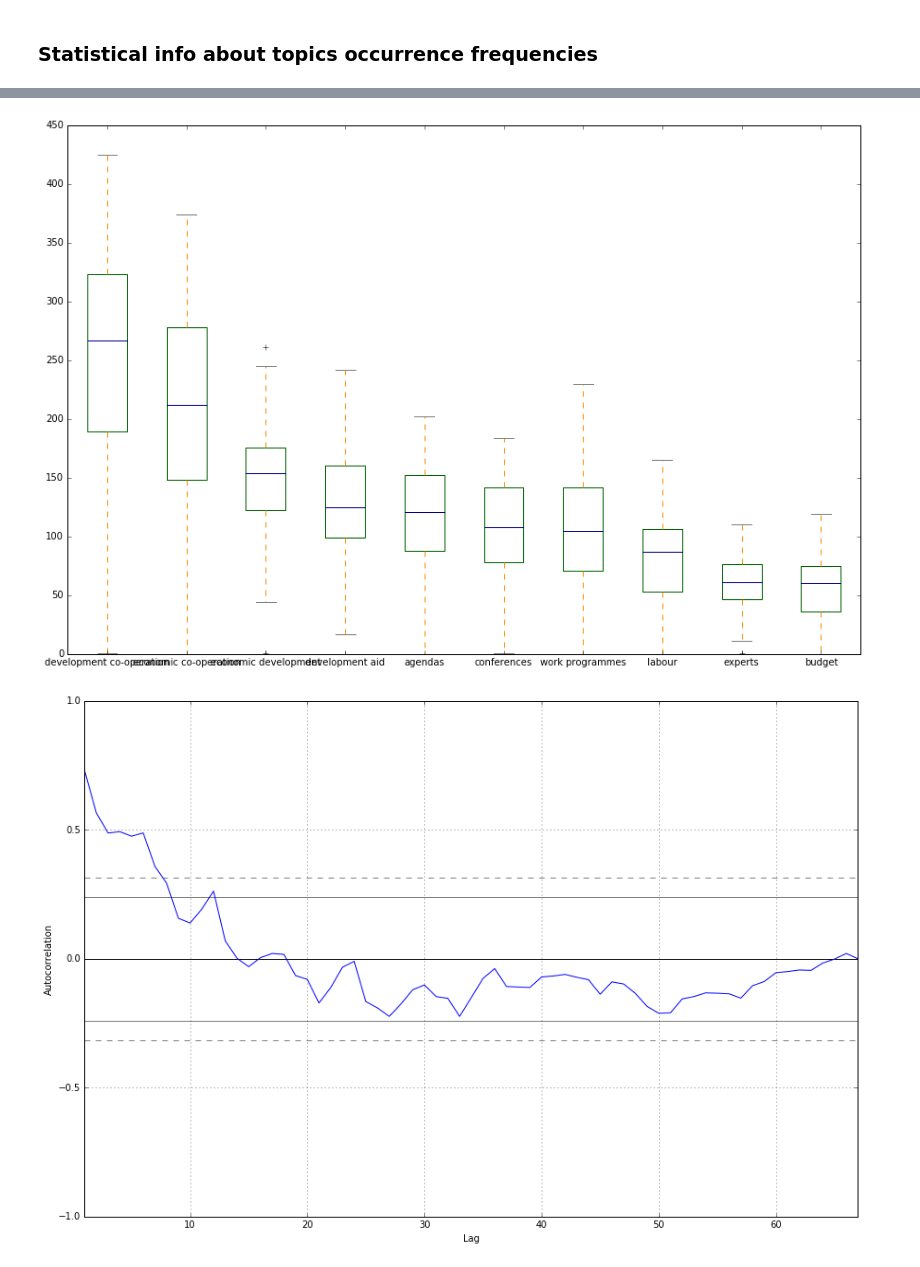
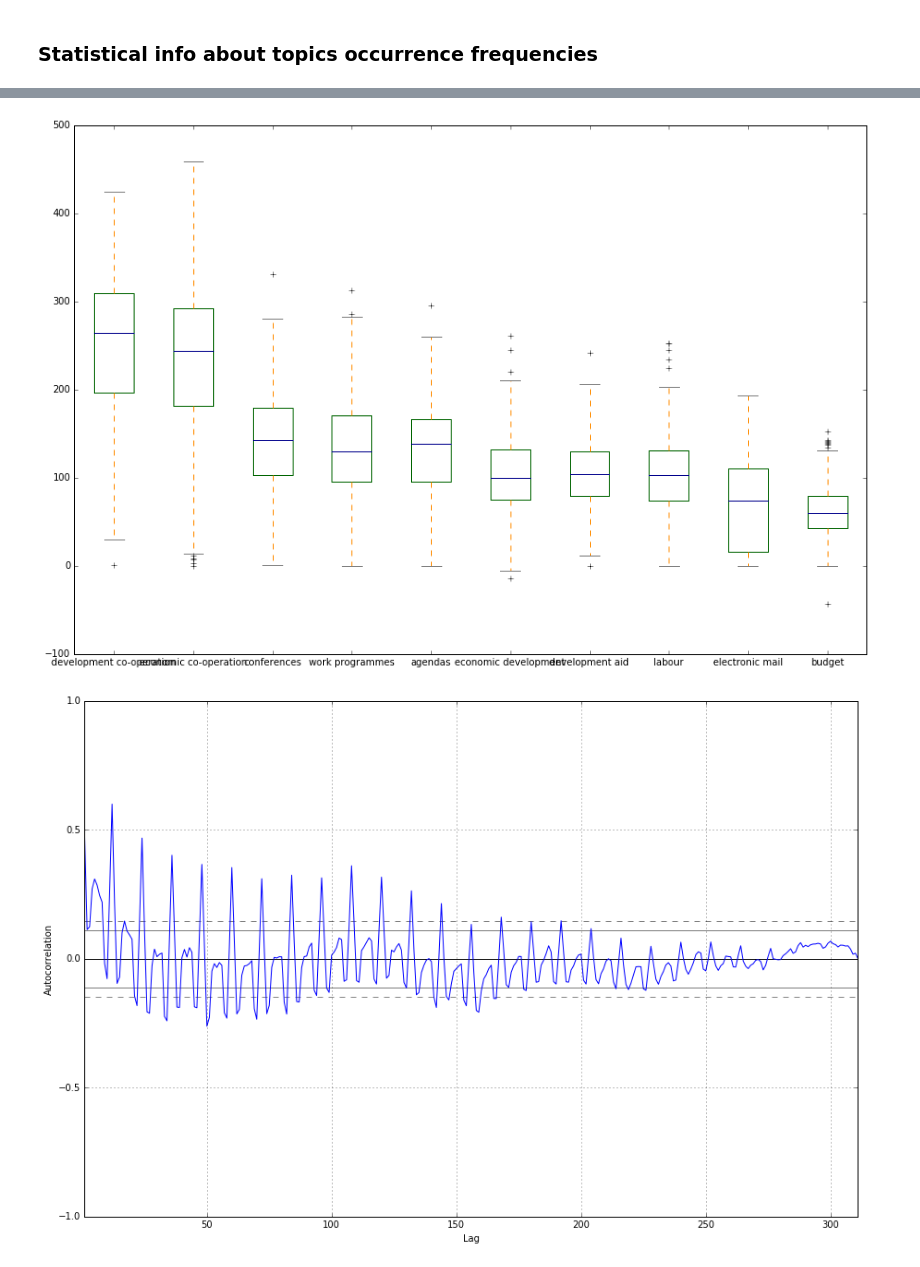
Before and after one commit to lonesloane/machine-learning, a Jupyter notebook: Classification/Semantic Enrichment Analysis.ipynb, the cells around one changed output, grey strips where cells are left out. Drawn from its saved outputs; the diff is of its cells as text; code cells hidden in the pictures.

```diff
--- a/Classification/Semantic Enrichment Analysis.ipynb
+++ b/Classification/Semantic Enrichment Analysis.ipynb
@@ -199,7 +198,7 @@ dated_df.head(10)
 # %% [markdown]
 #### Fill with any missing day
 # %%
-date_index = pd.date_range(start='1989-12-21', end='1995-06-23', freq='D')
+date_index = pd.date_range(start='1989-12-21', end='2015-10-05', freq='D')
 dated_df = dated_df.reindex(date_index, fill_value=0)
 dated_df.head()
 # %% [output]
@@ -406,14 +405,13 @@ color = dict(boxes='DarkGreen', whiskers='DarkOrange', medians='DarkBlue', caps=
 dev_aid.plot.box(color=color)
 plt.show()
 # %% [output]
-[figure, old version]
+[figure, new version]
 # %%
 from pandas.tools.plotting import autocorrelation_plot
-plt.figure()
 autocorrelation_plot(dev_aid.iloc[:,0])
 plt.show()
 # %% [output]
-[figure, old version]
+[figure, new version]
 # %%
 from pandas.tools.plotting import scatter_matrix
 scatter_matrix(dev_aid.iloc[:,0:4])
```
Also changed, not shown: parts of 27 cells of this notebook, 6 other files.
